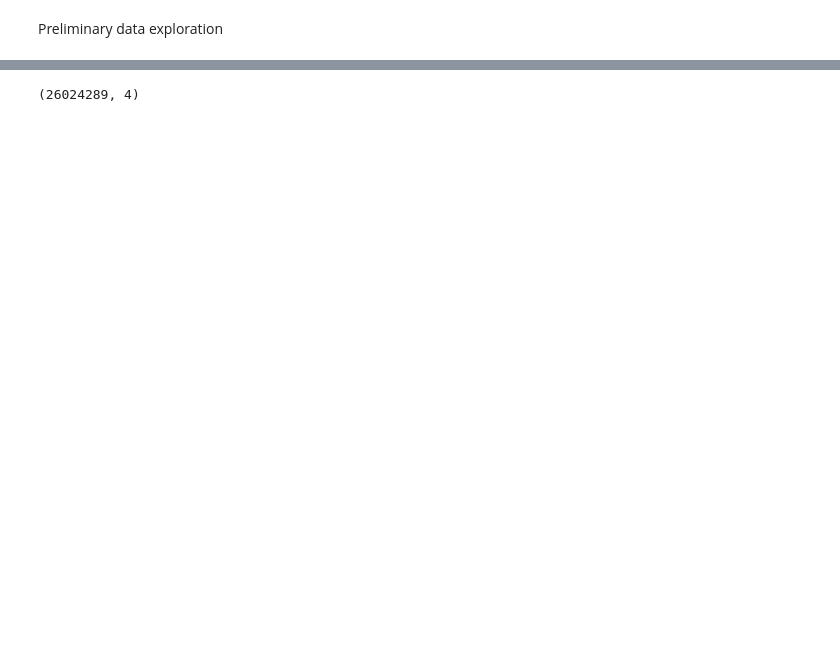
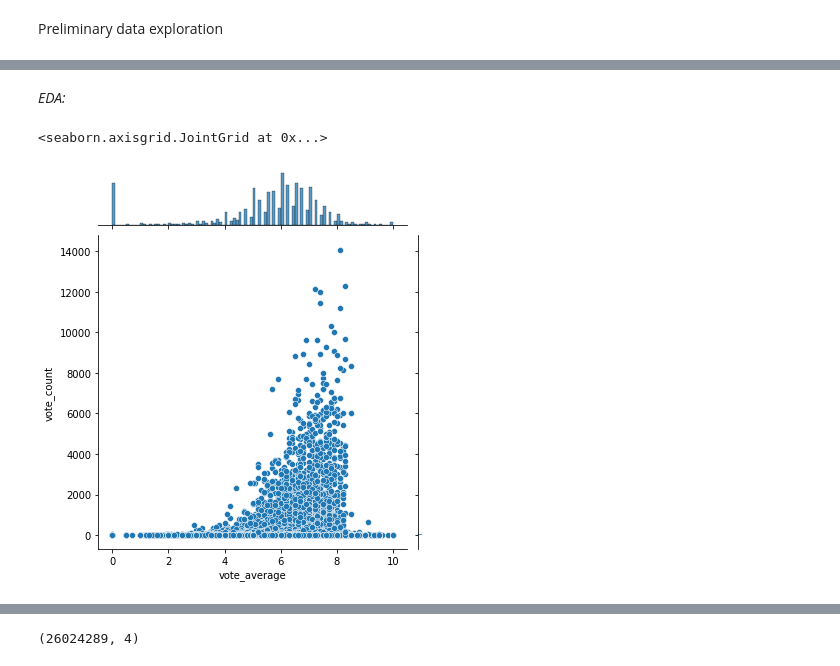
Before and after one commit to ivan-usd/business-repo, a Jupyter notebook: notebooks/af_data_exploration.ipynb, the cells around one changed output, grey strips where cells are left out. Cells and saved outputs as stored; diff of their text form; code cells hidden in the pictures; blank space fills up the shorter version.

Commit message:
Update af_data_exploration.ipynb
item to item colab filtering and some EDA before data is processed/manipulated

```diff
--- a/notebooks/af_data_exploration.ipynb
+++ b/notebooks/af_data_exploration.ipynb
@@ -34,3 +49,9 @@ from dmba import gainsChart, liftChart
 import warnings
 warnings.filterwarnings('ignore')
 warnings.simplefilter(action='ignore', category=FutureWarning)
+# %%
+keywords_df = pd.read_csv('keywords.csv')
+links_df = pd.read_csv('links.csv')
+credits_df = pd.read_csv('credits.csv')
+movie_meta_df = pd.read_csv('movies_metadata.csv')
+movie_meta_df.sample(5)
@@ -67,0 +77,7 @@ ratings_df.sample(5)
+# %% [markdown]
+*EDA:*
+# %%
+sns.jointplot(x='vote_average',y='vote_count', data=movie_meta_df)
+# %% [output]
+<seaborn.axisgrid.JointGrid at 0x...>
+[figure, added]
```
Also changed, not shown: parts of 170 cells of this notebook.
